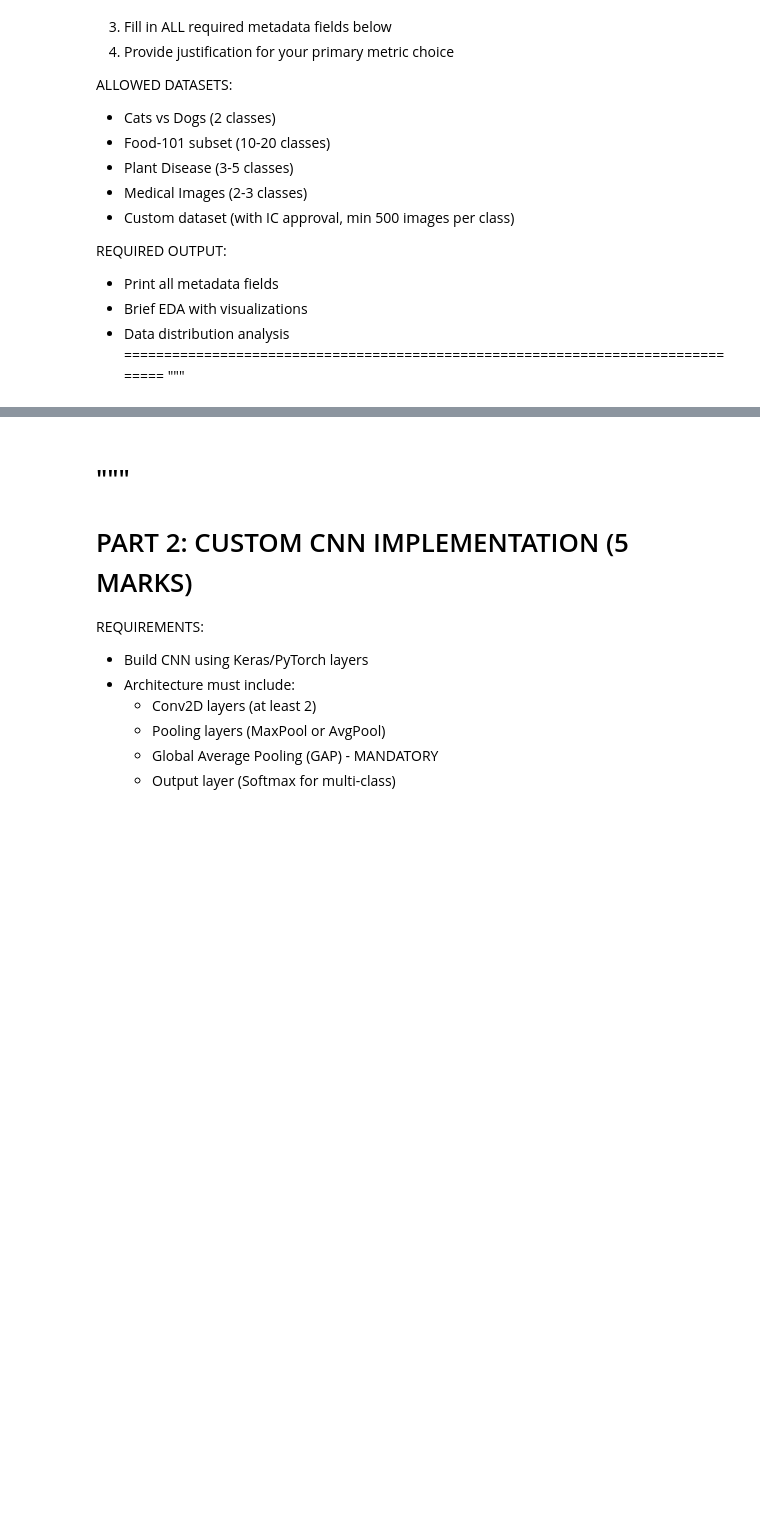
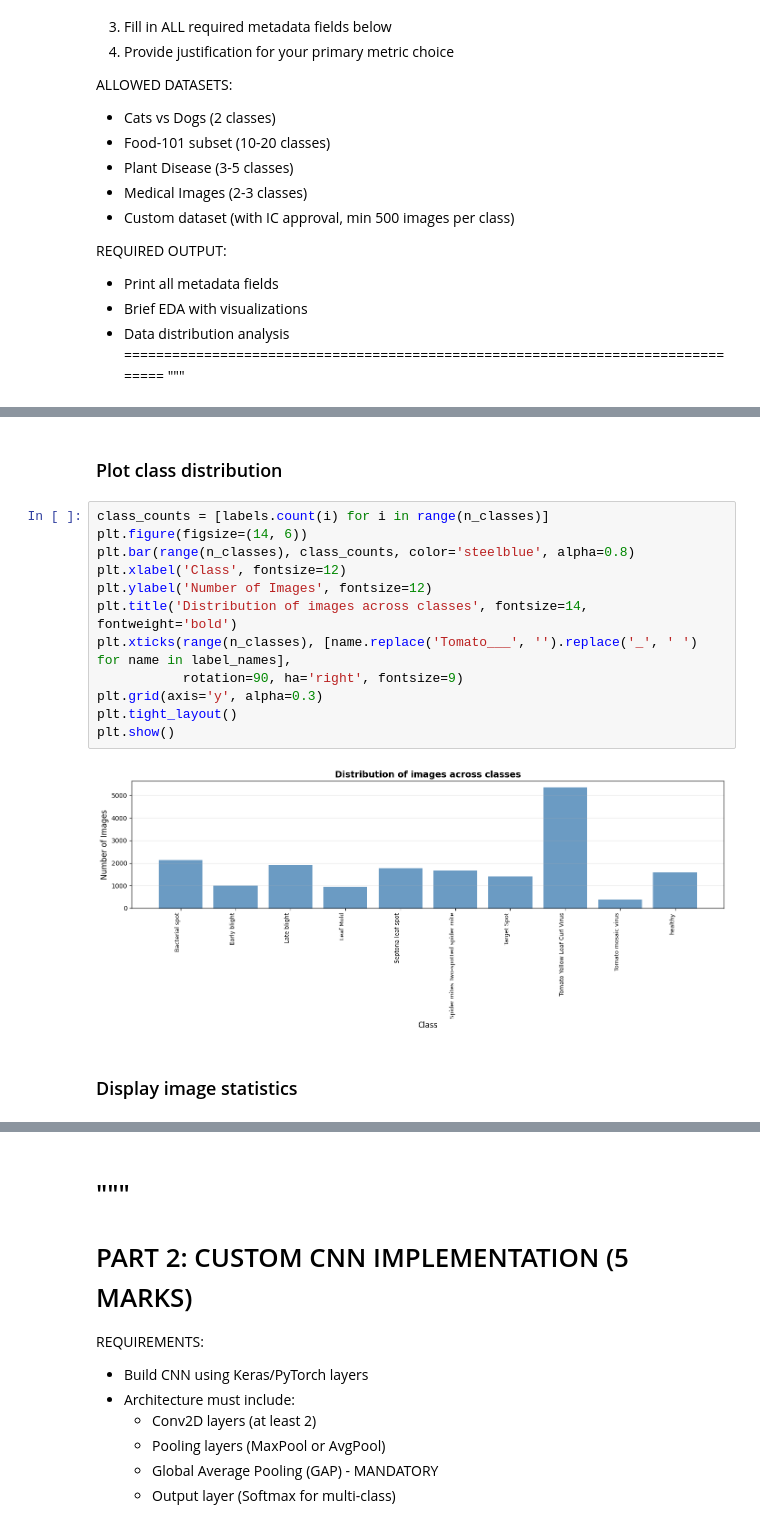
Before and after one commit to Srini235/DNN_Assignment_02_Group_250, a Jupyter notebook: CNN_assignment_Group_250.ipynb, the cells around one changed output, grey strips where cells are left out. Drawn from its saved outputs; the diff is of its cells as text; blank space fills up the shorter version.

```diff
--- a/CNN_assignment_Group_250.ipynb
+++ b/CNN_assignment_Group_250.ipynb
@@ -181,0 +338,18 @@ print(f"Test Samples: {test_samples}")
+# %% [markdown]
+### Plot class distribution
+# %%
+class_counts = [labels.count(i) for i in range(n_classes)]
+plt.figure(figsize=(14, 6))
+plt.bar(range(n_classes), class_counts, color='steelblue', alpha=0.8)
+plt.xlabel('Class', fontsize=12)
+plt.ylabel('Number of Images', fontsize=12)
+plt.title('Distribution of images across classes', fontsize=14, fontweight='bold')
+plt.xticks(range(n_classes), [name.replace('Tomato___', '').replace('_', ' ') for name in label_names],
+           rotation=90, ha='right', fontsize=9)
+plt.grid(axis='y', alpha=0.3)
+plt.tight_layout()
+plt.show()
+# %% [output]
+[figure, added]
+# %% [markdown]
+### Display image statistics
```
Also changed, not shown: parts of 14 cells of this notebook.
